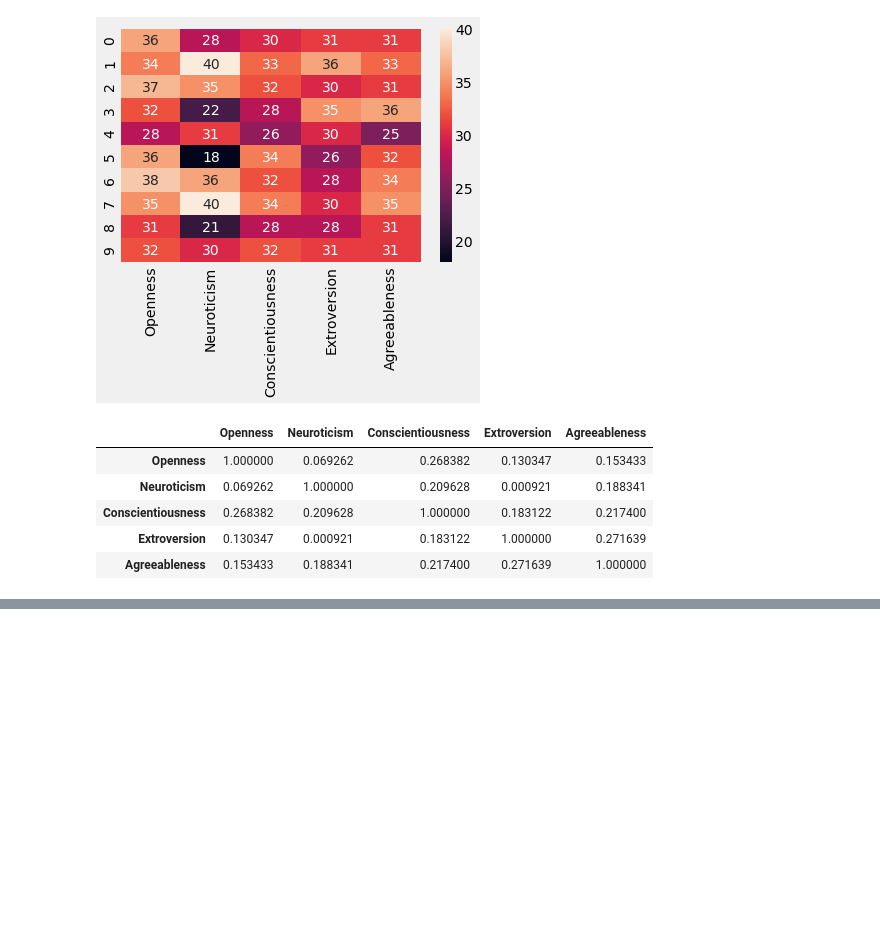
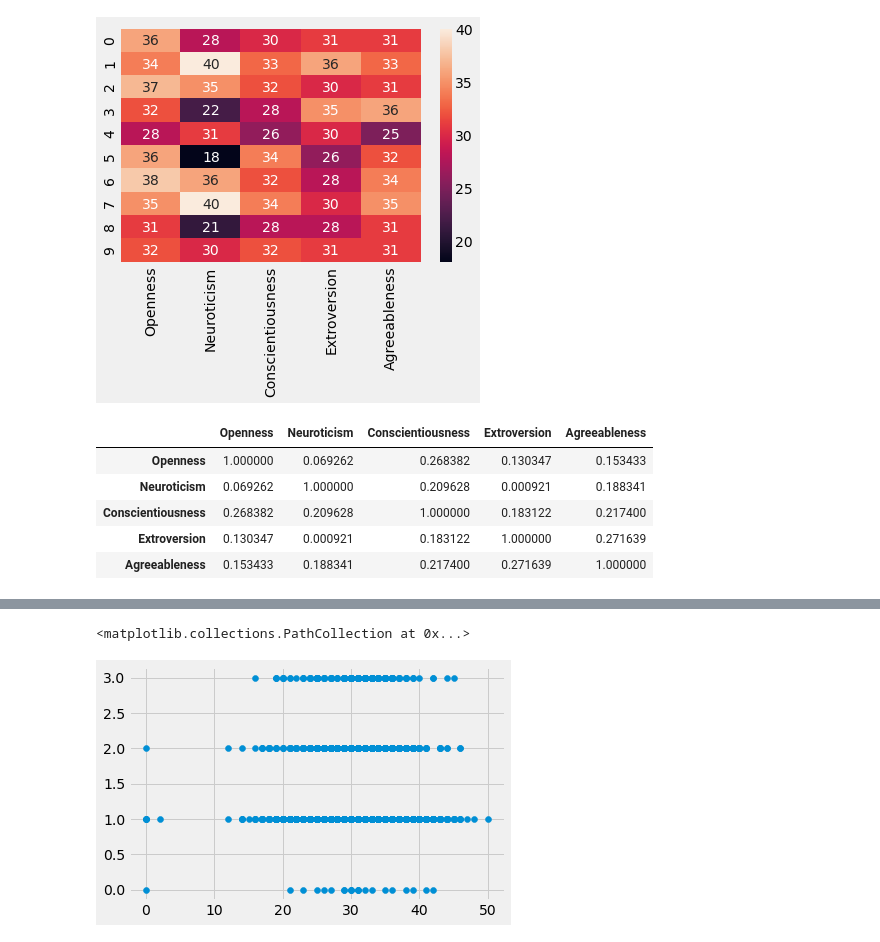
Before and after one commit to Nicoivazquez/Grit_study_EDA, a Jupyter notebook: Grit0.ipynb, the cells around one changed output, grey strips where cells are left out. Drawn from its saved outputs; the diff is of its cells as text; code cells hidden in the pictures; blank space fills up the shorter version.

```diff
--- a/Grit0.ipynb
+++ b/Grit0.ipynb
@@ -355,0 +387,2 @@ ValueError: Can only tuple-index with a MultiIndex
+# %%
+gs_df_married = gs_df.join(df[['married']])
@@ -355,0 +403,6 @@ ValueError: Can only tuple-index with a MultiIndex
+# %%
+fig, axs = plt.subplots()
+axs.scatter(gs_df_married['Total'], gs_df_married['married'])
+# %% [output]
+<matplotlib.collections.PathCollection at 0x...>
+[figure, added]
```
Also changed, not shown: parts of 17 cells of this notebook.
